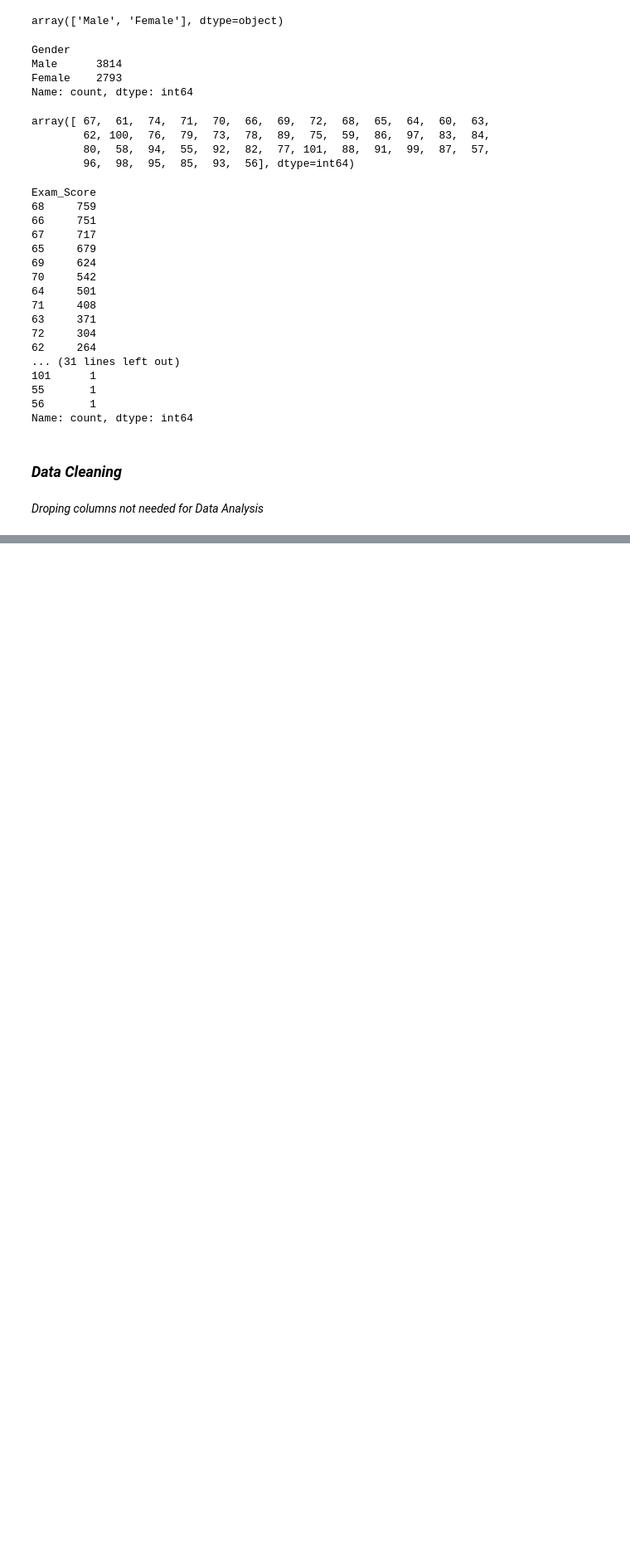
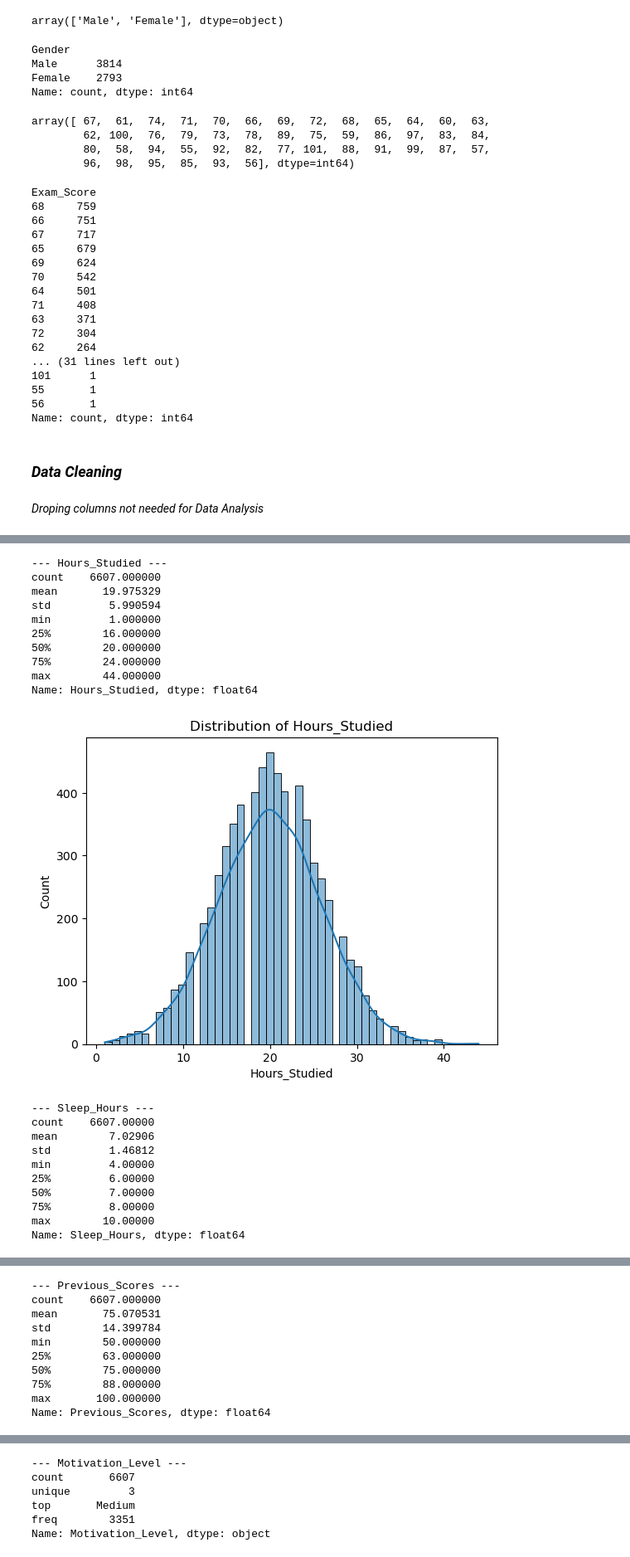
Before and after one commit to niranjan910/Student-performance-Analysis, a Jupyter notebook: Student performace Analysis.ipynb, the cells around one changed output, grey strips where cells are left out. Shown at 83% size. Cells and saved outputs as stored; diff of their text form; code cells hidden in the pictures; blank space fills up the shorter version.

```diff
--- a/Student performace Analysis.ipynb
+++ b/Student performace Analysis.ipynb
@@ -547,0 +508,12 @@ Index(['Hours_Studied', 'Attendance', 'Parental_Involvement',
+# %%
+# Avoid division by zero
+df['Study_Effectiveness'] = df.apply(lambda row: row['Exam_Score'] / row['Hours_Studied'] if row['Hours_Studied'] > 0 else 0, axis=1)
+# %%
+df['Parental_Support_Category'] = df['Parental_Involvement'].astype(str) + '_' + df['Parental_Education_Level'].astype(str)
+# %%
+df['Distance_from_Home'] = pd.to_numeric(df['Distance_from_Home'], errors='coerce')
+df['Distance_Category'] = pd.cut(df['Distance_from_Home'],
+                                 bins=[0, 1, 3, 5, 10, 100],
+                                 labels=['Very Close', 'Close', 'Medium', 'Far', 'Very Far'])
+# %%
+df['Attendance_Category'] = pd.cut(df['Attendance'], bins=[0, 60, 75, 90, 100], labels=['Low', 'Moderate', 'Good', 'Excellent'])
@@ -547,0 +547,33 @@ Index(['Hours_Studied', 'Attendance', 'Parental_Involvement',
+# %%
+# Continuous Variables: Summary & Distribution
+cont_cols = ['Hours_Studied', 'Sleep_Hours', 'Previous_Scores', 'Motivation_Level',
+             'Distance_from_Home', 'Exam_Score', 'Study_Effectiveness']
+
+for col in cont_cols:
+    print(f"\n--- {col} ---")
+    print(df[col].describe())
+    sns.histplot(df[col], kde=True)
+    plt.title(f'Distribution of {col}')
+    plt.show()
+# %% [output]
+--- Hours_Studied ---
+count    6607.000000
+mean       19.975329
+std         5.990594
+min         1.000000
+25%        16.000000
+50%        20.000000
+75%        24.000000
+max        44.000000
+Name: Hours_Studied, dtype: float64
+[figure, added]
+--- Sleep_Hours ---
+count    6607.00000
+mean        7.02906
+std         1.46812
+min         4.00000
+25%         6.00000
+50%         7.00000
+75%         8.00000
+max        10.00000
+Name: Sleep_Hours, dtype: float64
@@ -547,0 +581,10 @@ Index(['Hours_Studied', 'Attendance', 'Parental_Involvement',
+--- Previous_Scores ---
+count    6607.000000
+mean       75.070531
+std        14.399784
+min        50.000000
+25%        63.000000
+50%        75.000000
+75%        88.000000
+max       100.000000
+Name: Previous_Scores, dtype: float64
@@ -547,0 +592,6 @@ Index(['Hours_Studied', 'Attendance', 'Parental_Involvement',
+--- Motivation_Level ---
+count       6607
+unique         3
+top       Medium
+freq        3351
+Name: Motivation_Level, dtype: object
```
Also changed, not shown: parts of 36 cells of this notebook.
